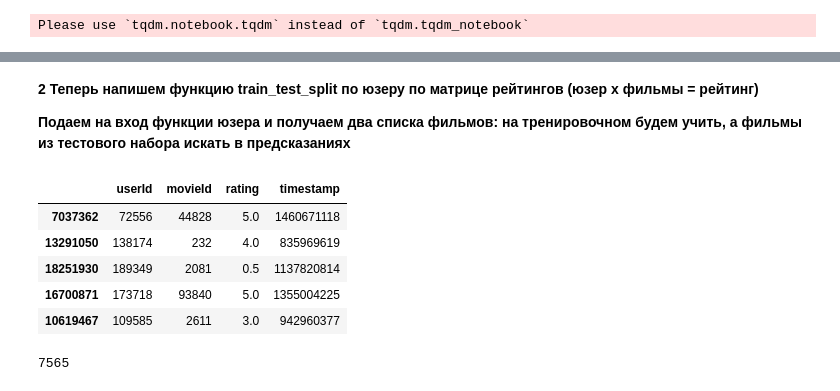
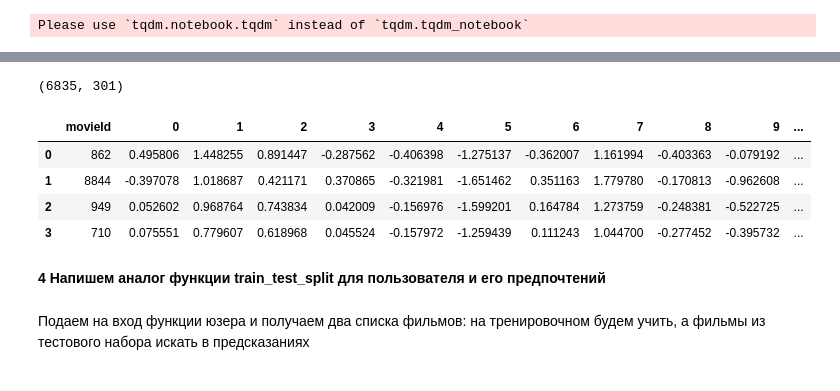
Before and after one commit to REU-DS-CLUB/RecSys-films, a Jupyter notebook: notebooks/general_notebook.ipynb, the cells around one changed output, grey strips where cells are left out. Drawn from its saved outputs; the diff is of its cells as text; code cells hidden in the pictures.

```diff
--- a/notebooks/general_notebook.ipynb
+++ b/notebooks/general_notebook.ipynb
@@ -103,0 +236,2 @@ movies_metadata = movies_metadata.rename(columns={'id':'movieId'})
+# %%
+movies_metadata = movies_metadata[['movieId', 'title', 'overview', 'director', 'genres', 'production_company']]
@@ -135,17 +281,27 @@ def preprocessing(data, lemmatizer = WordNetLemmatizer(),
 nltk.download("stopwords")
 
 text_overview = preprocessing(movies_metadata["overview"])
-text_title = preprocessing(movies_metadata["original_title"])
+text_title = preprocessing(movies_metadata["title"])
+text_dir = preprocessing(movies_metadata["director"])
+text_genres = preprocessing(movies_metadata["genres"])
+text_company = preprocessing(movies_metadata["production_company"])
 
 movies_metadata["overview"] = text_overview
-movies_metadata["original_title"] = text_title
+movies_metadata["title"] = text_title
+movies_metadata["director"] = text_dir
+movies_metadata["genres"] = text_genres
+movies_metadata["production_company"] = text_company
 
 # закидываем предобработанные описания и названия фильмов в общий список
+text_prepr = text_overview + text_title + text_dir + text_genres + text_company
 
-text_prepr = text_title + text_overview
-
+# и разбиваем на отдельные слова
 text_prepr = [i.split() for i in text_prepr]
 text_overview = [i.split() for i in text_overview]
+text_title = [i.split() for i in text_title]
+text_dir = [i.split() for i in text_dir]
+text_genres = [i.split() for i in text_genres]
+text_company = [i.split() for i in text_company]
 # %% [output]
 [nltk_data] Downloading package stopwords to /root/nltk_data...
 [nltk_data]   Package stopwords is already up-to-date!
@@ -184,7 +341,15 @@ def embedding_matrix(text, model):
 # %%
 id_film = movies_metadata['movieId'].nunique()
 
-matrix_emb = embedding_matrix(text_overview, model.wv)
+# получим матрицы с эмбедингами для всех текстовых признаков
+matrix_emb_over = embedding_matrix(text_overview, model.wv)
+matrix_emb_title = embedding_matrix(text_title, model.wv)
+matrix_emb_dir = embedding_matrix(text_dir, model.wv)
+matrix_emb_genres = embedding_matrix(text_genres, model.wv)
+matrix_emb_company = embedding_matrix(text_company, model.wv)
 
+# и соединим их
 matrix_emb = pd.concat([movies_metadata[['movieId']],
-                        pd.DataFrame(matrix_emb)], axis=1)
+                        pd.DataFrame(matrix_emb_over),
+                        pd.DataFrame(matrix_emb_title),
+                        pd.DataFrame(matrix_emb_genres)], axis=1)
@@ -207,4 +356,16 @@ matrix_emb['movieId'] = matrix_emb['movieId'].astype(int)
+# %%
+matrix_emb.shape
+# %% [output]
+(6835, 301)
+# %%
+matrix_emb.head(4)
+# %% [output]
+|  | movieId | 0 | 1 | 2 | 3 | 4 | 5 | 6 | 7 | 8 | 9 | ... |
+| 0 | 862 | 0.495806 | 1.448255 | 0.891447 | -0.287562 | -0.406398 | -1.275137 | -0.362007 | 1.161994 | -0.403363 | -0.079192 | ... |
+| 1 | 8844 | -0.397078 | 1.018687 | 0.421171 | 0.370865 | -0.321981 | -1.651462 | 0.351163 | 1.779780 | -0.170813 | -0.962608 | ... |
+| 2 | 949 | 0.052602 | 0.968764 | 0.743834 | 0.042009 | -0.156976 | -1.599201 | 0.164784 | 1.273759 | -0.248381 | -0.522725 | ... |
+| 3 | 710 | 0.075551 | 0.779607 | 0.618968 | 0.045524 | -0.157972 | -1.259439 | 0.111243 | 1.044700 | -0.277452 | -0.395732 | ... |
+# %% [markdown]
+**4 Напишем аналог функции train_test_split для пользователя и его предпочтений**
 # %% [markdown]
-**2 Теперь напишем функцию train_test_split по юзеру по матрице рейтингов (юзер х фильмы = рейтинг)**
-
-**Подаем на вход функции юзера и получаем два списка фильмов: на тренировочном будем учить, а фильмы из тестового набора искать в предсказаниях**
+Подаем на вход функции юзера и получаем два списка фильмов: на тренировочном будем учить, а фильмы из тестового набора искать в предсказаниях
@@ -213,17 +371,0 @@ ratings = pd.read_csv('ratings.csv')
-# %%
-ratings.sample(5)
-# %% [output]
-|  | userId | movieId | rating | timestamp |
-| 7037362 | 72556 | 44828 | 5.0 | 1460671118 |
-| 13291050 | 138174 | 232 | 4.0 | 835969619 |
-| 18251930 | 189349 | 2081 | 0.5 | 1137820814 |
-| 16700871 | 173718 | 93840 | 5.0 | 1355004225 |
-| 10619467 | 109585 | 2611 | 3.0 | 942960377 |
-# %%
-# оказвается, только к 7565 фильмам из movies_metadata есть оценки в ratings
-
-common_ids = set(matrix_emb.movieId).intersection(set(ratings.movieId))
-
-len(common_ids)
-# %% [output]
-7565
```
Also changed, not shown: parts of 83 cells of this notebook.
